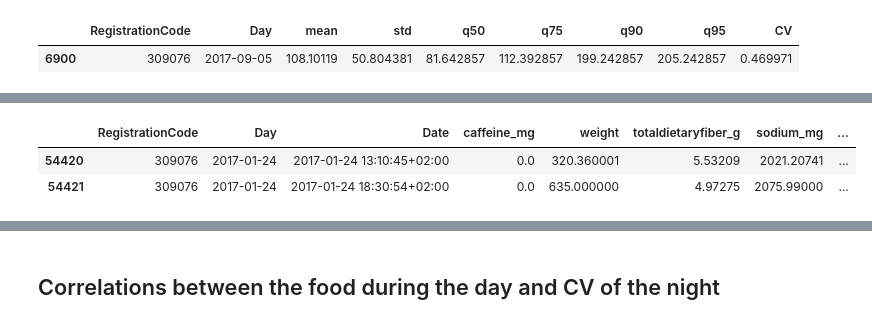
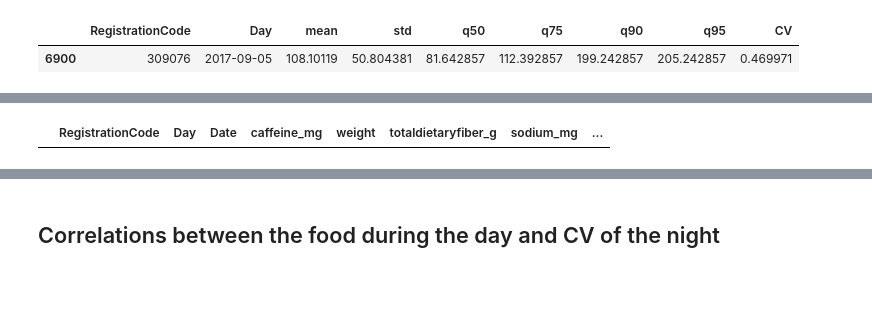
Before and after one commit to ElviraMingazova/MA_Thesis, a Jupyter notebook: Personalized correlations PNP3.ipynb, the cells around one changed output, grey strips where cells are left out. Cells and saved outputs as stored; diff of their text form; code cells hidden in the pictures; blank space fills up the shorter version.

```diff
--- a/Personalized correlations PNP3.ipynb
+++ b/Personalized correlations PNP3.ipynb
@@ -1174,3 +1100,0 @@ logdf = logdf.loc[days_to_keep]
-# %%
-logdf['alloc'] = 0
-logdf.loc[(logdf['Date'].dt.time >= datetime.time(22, 0, 0)), 'alloc'] = 1
@@ -1351,12 +1306,10 @@ vis_cgm('309076', datetime.date(2017,9,5))
 # %% [output]
 [interactive output not drawn]
 # %%
-logdf[(logdf['RegistrationCode'] == '309076') & (logdf['Date'].dt.date == datetime.date(2017,1,24))]
+logdf[(logdf['RegistrationCode'] == '309076') & (logdf['Date'].dt.date == datetime.date(2017,9,5))]
 # logdf[(logdf['RegistrationCode'] == '309076')]
 # %% [output]
 |  | RegistrationCode | Day | Date | caffeine_mg | weight | totaldietaryfiber_g | sodium_mg | ... |
-| 54420 | 309076 | 2017-01-24 | 2017-01-24 13:10:45+02:00 | 0.0 | 320.360001 | 5.53209 | 2021.20741 | ... |
-| 54421 | 309076 | 2017-01-24 | 2017-01-24 18:30:54+02:00 | 0.0 | 635.000000 | 4.97275 | 2075.99000 | ... |
 # %%
 # pbc for individuals:
 for rc in cv_wakeup_snacks.index.unique():
```
Also changed, not shown: parts of 56 cells of this notebook, 1 other file.
